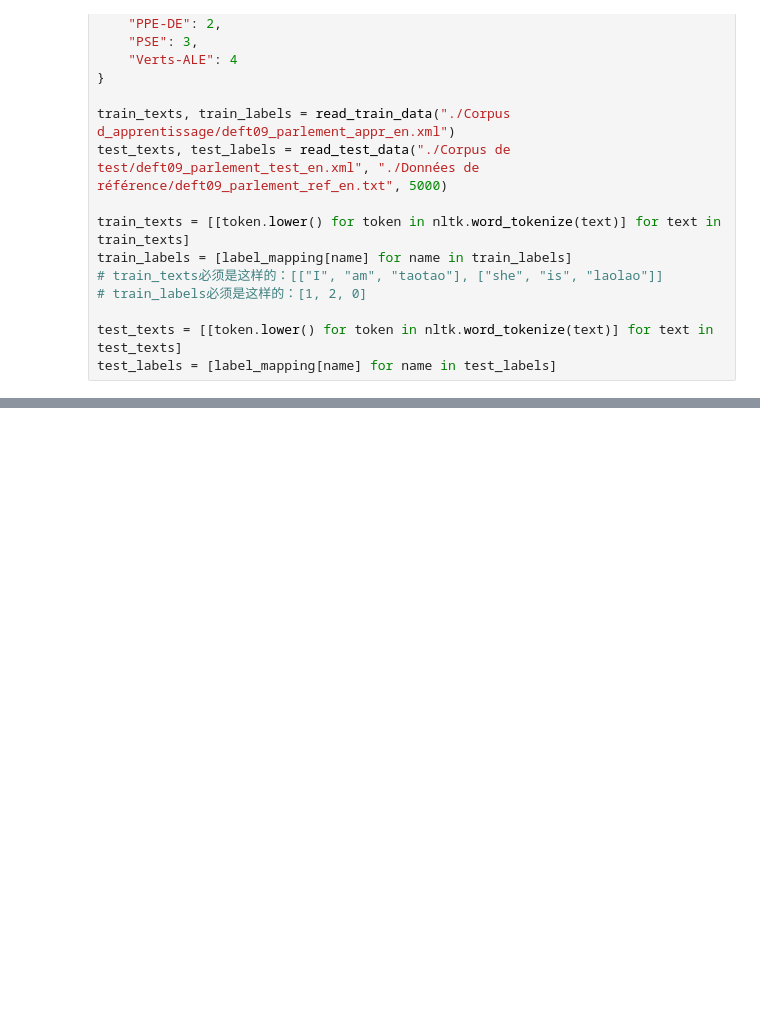
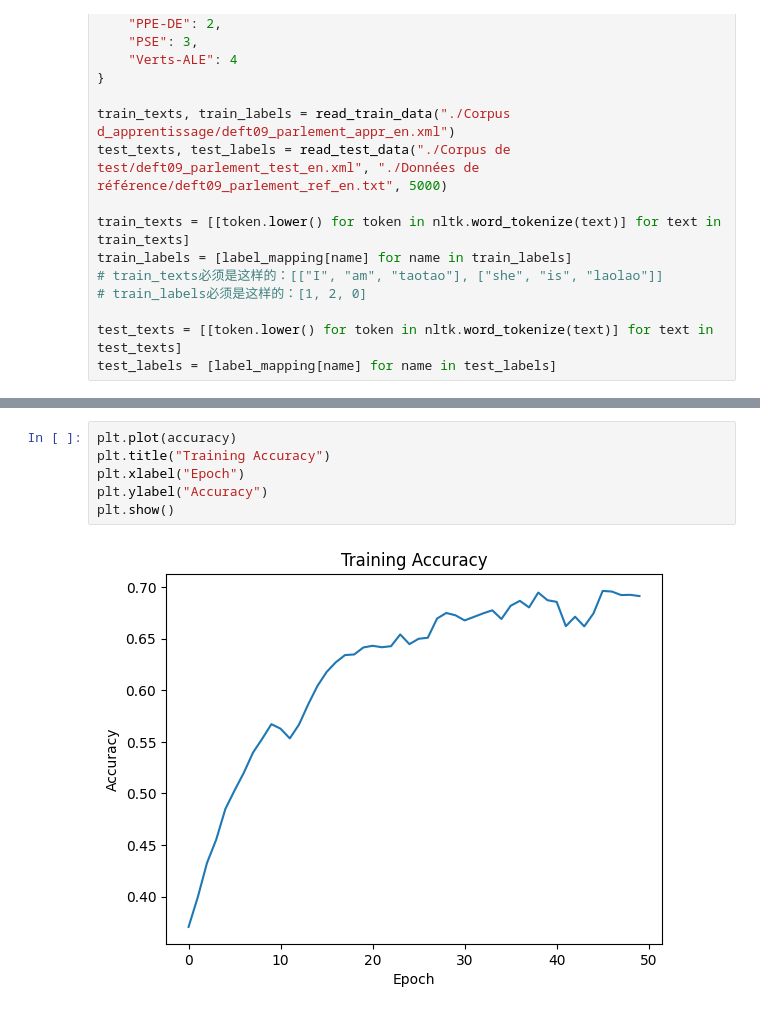
Before and after one commit to JinyuCong/ProjetApprentissageAutomatique, a Jupyter notebook: TextCNN.ipynb, the cells around one changed output, grey strips where cells are left out. Saved outputs shown, nothing was run; the diff lists cells and outputs as text; blank space fills up the shorter version.

```diff
--- a/TextCNN.ipynb
+++ b/TextCNN.ipynb
@@ -220,0 +238,8 @@ tensor([[-0.1740, -0.2303,  0.2380,  1.1727, -0.1217],
+# %%
+plt.plot(accuracy)
+plt.title("Training Accuracy")
+plt.xlabel("Epoch")
+plt.ylabel("Accuracy")
+plt.show()
+# %% [output]
+[figure, added]
```
Also changed, not shown: parts of 5 cells of this notebook.
